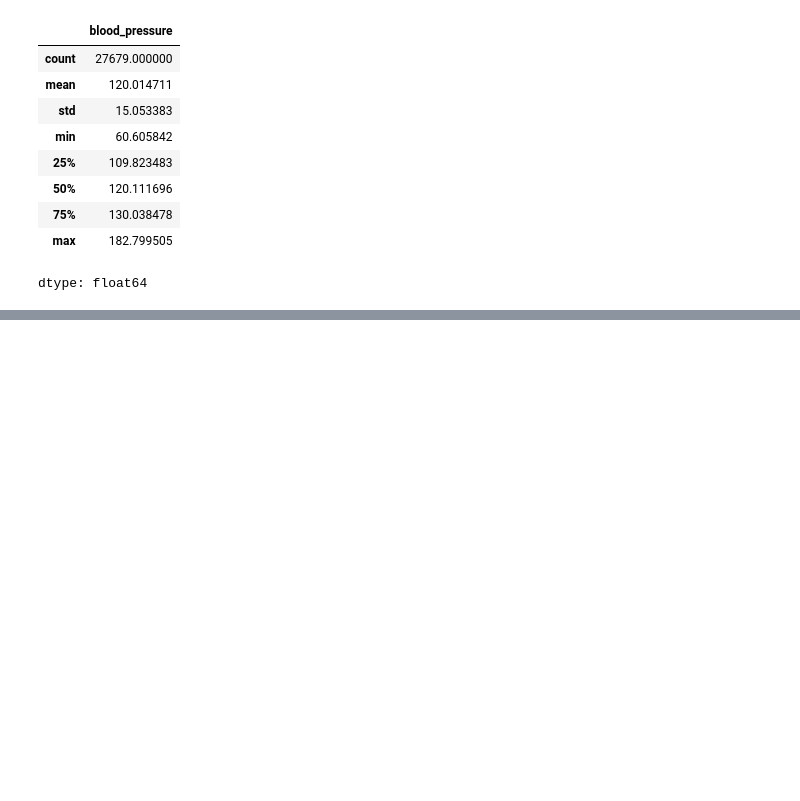
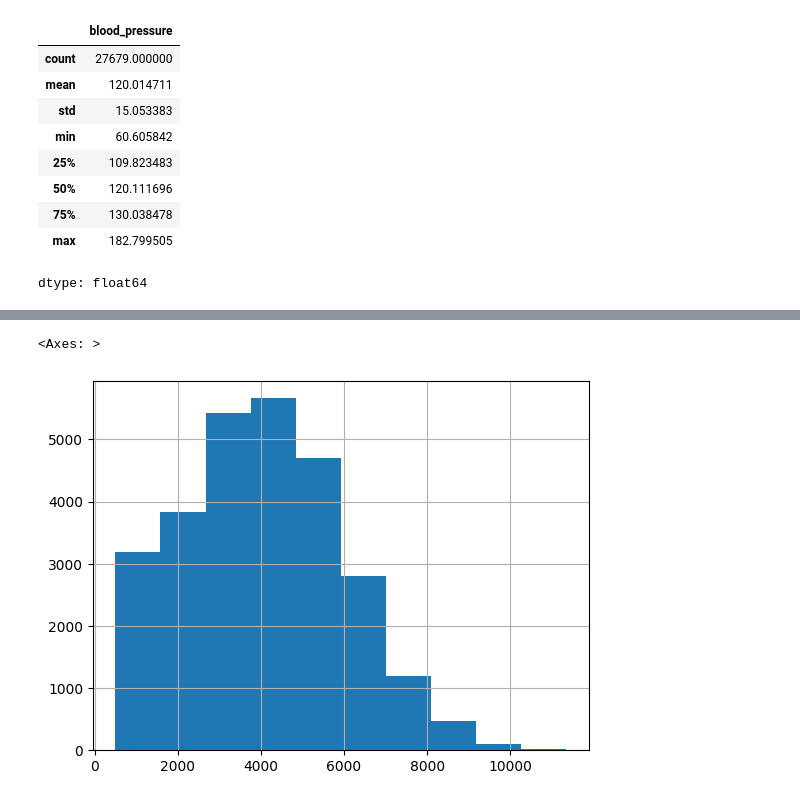
Before and after one commit to SanjayBista1010/Classification, a Jupyter notebook: DiseaseRiskAnalysis.ipynb, the cells around one changed output, grey strips where cells are left out. Cells and saved outputs as stored; diff of their text form; code cells hidden in the pictures; blank space fills up the shorter version.

```diff
--- a/DiseaseRiskAnalysis.ipynb
+++ b/DiseaseRiskAnalysis.ipynb
@@ -85,0 +135,7 @@ df['blood_pressure'] = df['blood_pressure'].fillna(df['blood_pressure'].mean())
+# %%
+df['caffeine_intake'] = df['caffeine_intake'].fillna('Unknown')
+# %%
+df['income'].hist()
+# %% [output]
+<Axes: >
+[figure, added]
```
Also changed, not shown: parts of 17 cells of this notebook.
